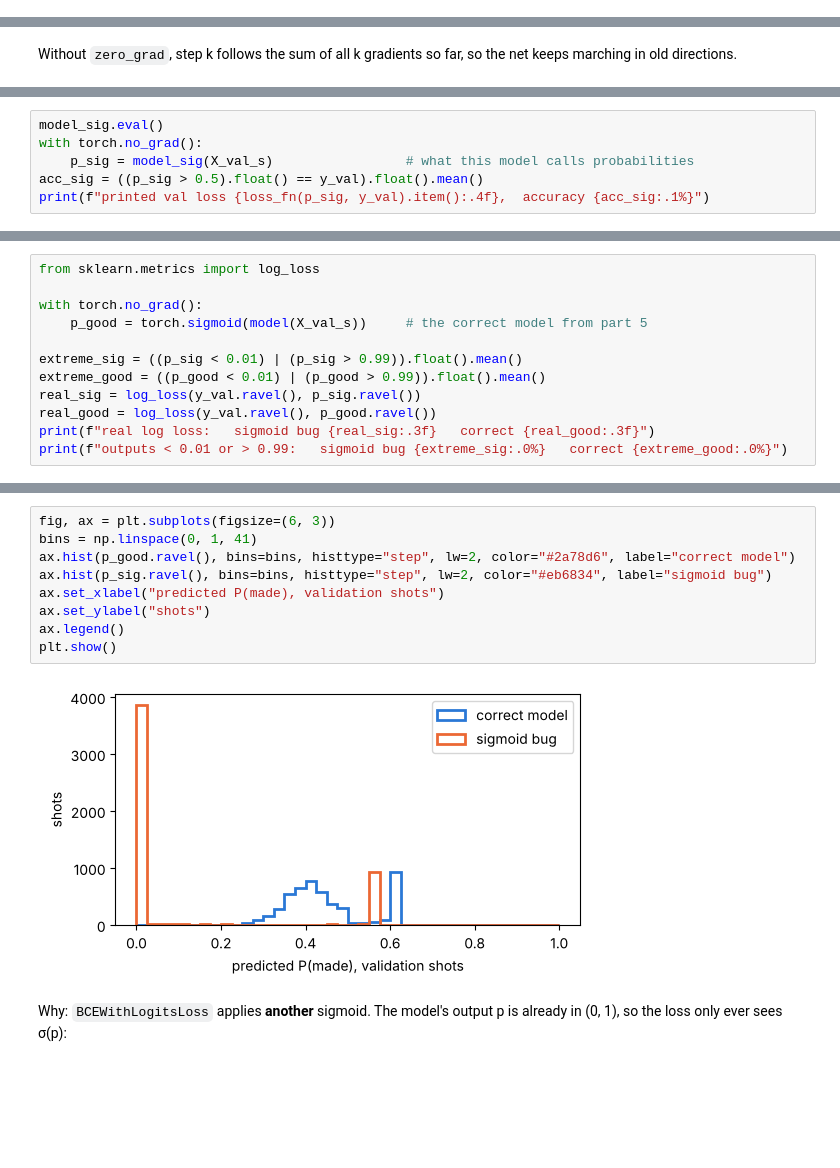
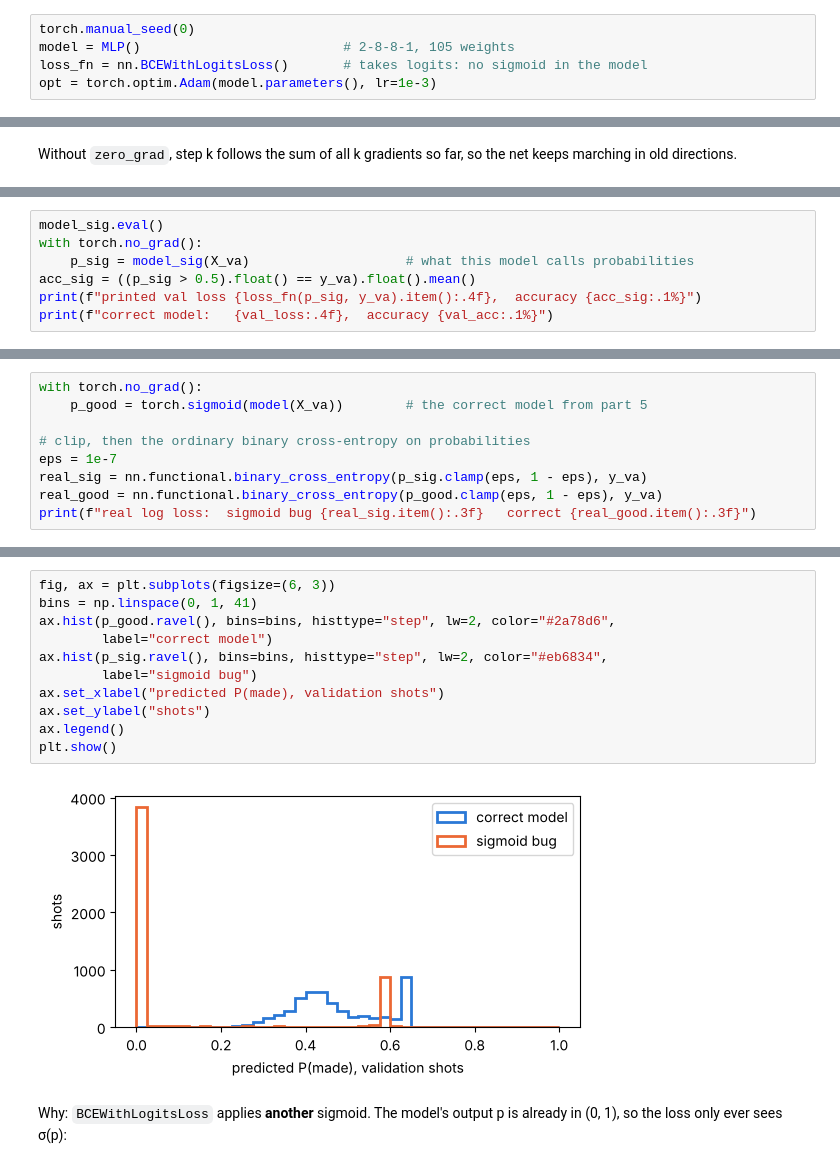
Before and after one commit to Antony-X/solid-eureka, a Jupyter notebook: ioai-deep-learning/notebooks/01_live_coding.ipynb, the cells around one changed output, grey strips where cells are left out. Saved outputs shown, nothing was run; the diff lists cells and outputs as text; blank space fills up the shorter version.

```diff
--- a/ioai-deep-learning/notebooks/01_live_coding.ipynb
+++ b/ioai-deep-learning/notebooks/01_live_coding.ipynb
@@ -338,0 +369,5 @@ because we will train eight more models today.
+# %%
+torch.manual_seed(0)
+model = MLP()                          # 2-8-8-1, 105 weights
+loss_fn = nn.BCEWithLogitsLoss()       # takes logits: no sigmoid in the model
+opt = torch.optim.Adam(model.parameters(), lr=1e-3)
@@ -506,7 +589,8 @@ No crash, and the printed losses look like a normal, slightly weak run. Its auth
 # %%
 model_sig.eval()
 with torch.no_grad():
-    p_sig = model_sig(X_val_s)                 # what this model calls probabilities
-acc_sig = ((p_sig > 0.5).float() == y_val).float().mean()
-print(f"printed val loss {loss_fn(p_sig, y_val).item():.4f},  accuracy {acc_sig:.1%}")
+    p_sig = model_sig(X_va)                    # what this model calls probabilities
+acc_sig = ((p_sig > 0.5).float() == y_va).float().mean()
+print(f"printed val loss {loss_fn(p_sig, y_va).item():.4f},  accuracy {acc_sig:.1%}")
+print(f"correct model:   {val_loss:.4f},  accuracy {val_acc:.1%}")
 # %% [output]
@@ -516,12 +601,0 @@ Looks fine. Now the **real** log loss of those probabilities, the number any gra
-# %%
-from sklearn.metrics import log_loss
-
-with torch.no_grad():
-    p_good = torch.sigmoid(model(X_val_s))     # the correct model from part 5
-
-extreme_sig = ((p_sig < 0.01) | (p_sig > 0.99)).float().mean()
-extreme_good = ((p_good < 0.01) | (p_good > 0.99)).float().mean()
-real_sig = log_loss(y_val.ravel(), p_sig.ravel())
-real_good = log_loss(y_val.ravel(), p_good.ravel())
-print(f"real log loss:   sigmoid bug {real_sig:.3f}   correct {real_good:.3f}")
-print(f"outputs < 0.01 or > 0.99:   sigmoid bug {extreme_sig:.0%}   correct {extreme_good:.0%}")
@@ -530,0 +602,9 @@ outputs < 0.01 or > 0.99:   sigmoid bug 77%   correct 0%
+# %%
+with torch.no_grad():
+    p_good = torch.sigmoid(model(X_va))        # the correct model from part 5
+
+# clip, then the ordinary binary cross-entropy on probabilities
+eps = 1e-7
+real_sig = nn.functional.binary_cross_entropy(p_sig.clamp(eps, 1 - eps), y_va)
+real_good = nn.functional.binary_cross_entropy(p_good.clamp(eps, 1 - eps), y_va)
+print(f"real log loss:  sigmoid bug {real_sig.item():.3f}   correct {real_good.item():.3f}")
@@ -531,14 +632,16 @@ outputs < 0.01 or > 0.99:   sigmoid bug 77%   correct 0%
 # %%
 fig, ax = plt.subplots(figsize=(6, 3))
 bins = np.linspace(0, 1, 41)
-ax.hist(p_good.ravel(), bins=bins, histtype="step", lw=2, color="#2a78d6", label="correct model")
-ax.hist(p_sig.ravel(), bins=bins, histtype="step", lw=2, color="#eb6834", label="sigmoid bug")
+ax.hist(p_good.ravel(), bins=bins, histtype="step", lw=2, color="#2a78d6",
+        label="correct model")
+ax.hist(p_sig.ravel(), bins=bins, histtype="step", lw=2, color="#eb6834",
+        label="sigmoid bug")
 ax.set_xlabel("predicted P(made), validation shots")
 ax.set_ylabel("shots")
 ax.legend()
 plt.show()
 # %% [output]
-[figure, old version]
+[figure, new version]
 # %% [markdown]
 Why: `BCEWithLogitsLoss` applies **another** sigmoid. The model's output p is already in (0, 1), so the loss only ever sees σ(p):
 # %%
```
Also changed, not shown: parts of 69 cells of this notebook, 1 other file.
